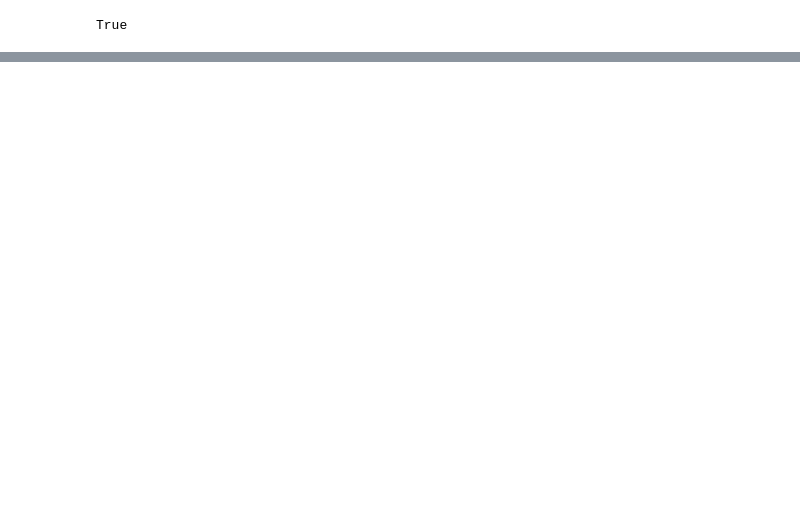
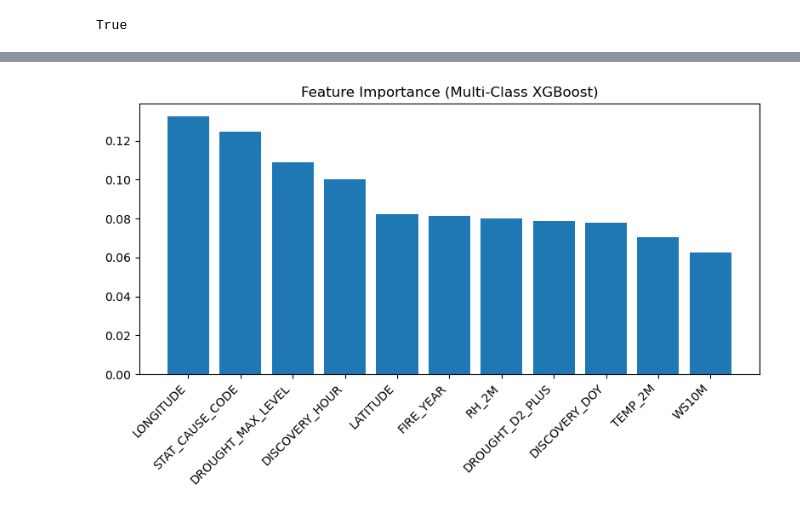
Before and after one commit to armaanm25/wildfire-risk-prediction, a Jupyter notebook: notebooks/wildfire_project_template.ipynb, the cells around one changed output, grey strips where cells are left out. Drawn from its saved outputs; the diff is of its cells as text; code cells hidden in the pictures; blank space fills up the shorter version.

Commit message:
model: add final multi-class wildfire model with SMOTE inside CV and feature engineering updates

```diff
--- a/notebooks/wildfire_project_template.ipynb
+++ b/notebooks/wildfire_project_template.ipynb
@@ -971,0 +1081,6 @@ df_merged[df_merged["STATE"] == "CA"].head()
+# %%
+y = df_mc["FIRE_SIZE_CLASS_STR"].cat.codes
+
+print("Class distribution (codes 0–6):")
+print(y.value_counts().sort_index())
+print(dict(enumerate(size_order)))
@@ -971,0 +1122,11 @@ df_merged[df_merged["STATE"] == "CA"].head()
+# %%
+X_train, X_test, y_train, y_test = train_test_split(
+    X, y,
+    test_size=0.25,
+    random_state=42,
+    stratify=y
+)
+
+print("Train size:", X_train.shape, "Test size:", X_test.shape)
+print("Train class distribution:", np.bincount(y_train))
+print("Test class distribution:", np.bincount(y_test))
@@ -971,0 +1215,11 @@ df_merged[df_merged["STATE"] == "CA"].head()
+# %%
+pipeline_mc.fit(X_train, y_train)
+
+y_pred_smote = pipeline_mc.predict(X_test)
+
+print("\n=== Final Model (SMOTE + XGB on train, evaluated on test) ===")
+print(classification_report(y_test, y_pred_smote, target_names=size_order))
+
+cm = confusion_matrix(y_test, y_pred_smote)
+print("Confusion matrix (rows=true, cols=pred):")
+print(cm)
@@ -971,0 +1244,17 @@ df_merged[df_merged["STATE"] == "CA"].head()
+# %%
+# Extract the fitted XGB model from pipeline
+xgb_final = pipeline_mc.named_steps["model"]
+
+import matplotlib.pyplot as plt
+
+importances = xgb_final.feature_importances_
+indices = np.argsort(importances)[::-1]
+
+plt.figure(figsize=(8,5))
+plt.bar(range(len(feature_cols)), importances[indices])
+plt.xticks(range(len(feature_cols)), np.array(feature_cols)[indices], rotation=45, ha="right")
+plt.title("Feature Importance (Multi-Class XGBoost)")
+plt.tight_layout()
+plt.show()
+# %% [output]
+[figure, added]
```
Also changed, not shown: parts of 37 cells of this notebook.
